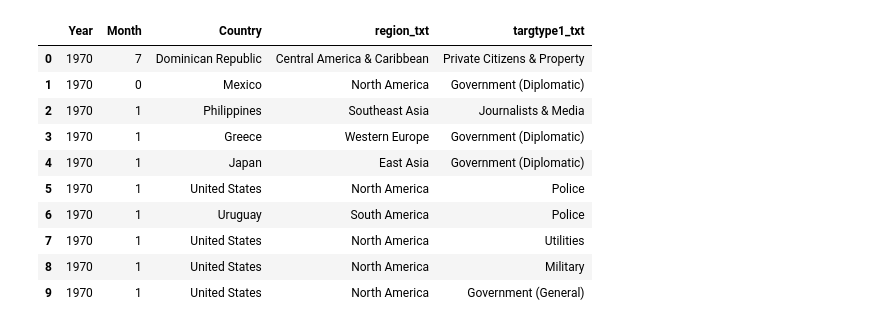
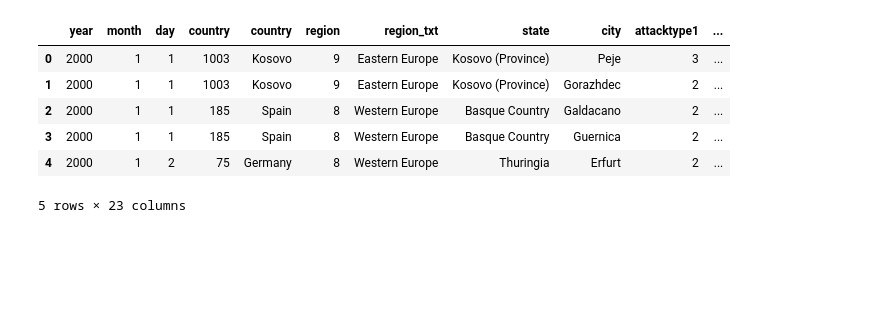
Before and after one commit to Nitryna/mini_projekt, a Jupyter notebook: mini_projekt.ipynb, the cells around one changed output. Saved outputs shown, nothing was run; the diff lists cells and outputs as text; code cells hidden in the pictures; blank space fills up the shorter version.

```diff
--- a/mini_projekt.ipynb
+++ b/mini_projekt.ipynb
@@ -1,22 +1,21 @@
 # %%
 import numpy as np
 import pandas as pd
 import matplotlib.pyplot as plt
 
 
-data=pd.read_csv('baza_danych.csv',encoding='ISO-8859-1')
-data.rename(columns={'iyear':'Year','imonth':'Month','country_txt':'Country',},inplace=True)
+data = pd.read_csv('dane_proj.csv', encoding='ISO-8859-1')
+data = data.rename(
+  columns={'iyear':'year', 'imonth':'month', 'iday':'day',
+          'country_txt':'country', 'provstate':'state', 'targtype1_txt':'target',
+        'weaptype1_txt':'weapon'})
 
-data.head(10)
+data.head()
 # %% [output]
-|  | Year | Month | Country | region_txt | targtype1_txt |
-| 0 | 1970 | 7 | Dominican Republic | Central America & Caribbean | Private Citizens & Property |
-| 1 | 1970 | 0 | Mexico | North America | Government (Diplomatic) |
-| 2 | 1970 | 1 | Philippines | Southeast Asia | Journalists & Media |
-| 3 | 1970 | 1 | Greece | Western Europe | Government (Diplomatic) |
-| 4 | 1970 | 1 | Japan | East Asia | Government (Diplomatic) |
-| 5 | 1970 | 1 | United States | North America | Police |
-| 6 | 1970 | 1 | Uruguay | South America | Police |
-| 7 | 1970 | 1 | United States | North America | Utilities |
-| 8 | 1970 | 1 | United States | North America | Military |
-| 9 | 1970 | 1 | United States | North America | Government (General) |
+|  | year | month | day | country | country | region | region_txt | state | city | attacktype1 | ... |
+| 0 | 2000 | 1 | 1 | 1003 | Kosovo | 9 | Eastern Europe | Kosovo (Province) | Peje | 3 | ... |
+| 1 | 2000 | 1 | 1 | 1003 | Kosovo | 9 | Eastern Europe | Kosovo (Province) | Gorazhdec | 2 | ... |
+| 2 | 2000 | 1 | 1 | 185 | Spain | 8 | Western Europe | Basque Country | Galdacano | 2 | ... |
+| 3 | 2000 | 1 | 1 | 185 | Spain | 8 | Western Europe | Basque Country | Guernica | 2 | ... |
+| 4 | 2000 | 1 | 2 | 75 | Germany | 8 | Western Europe | Thuringia | Erfurt | 2 | ... |
+5 rows × 23 columns
```
Also changed, not shown: parts of 14 cells of this notebook.
